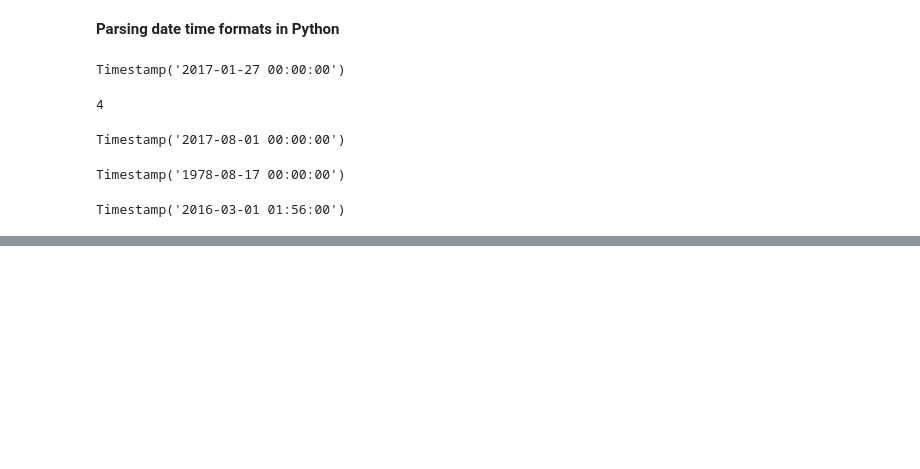
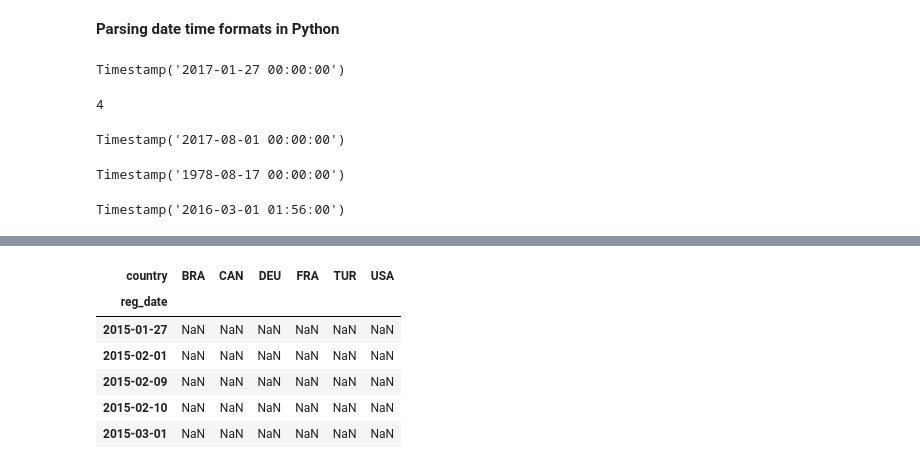
Before and after one commit to sushant2811/customerAnalyticsWithA-BTesting, a Jupyter notebook: customerAnalyticsWithA-BTesting.ipynb, the cells around one changed output, grey strips where cells are left out. Cells and saved outputs as stored; diff of their text form; code cells hidden in the pictures; blank space fills up the shorter version.

Commit message:
Pivoting with respect to country

```diff
--- a/customerAnalyticsWithA-BTesting.ipynb
+++ b/customerAnalyticsWithA-BTesting.ipynb
@@ -363,0 +441,2 @@ Timestamp('2016-03-01 01:56:00')
+# %%
+userPurchasesCountry = uidPurchasesjoined.groupby(by = ['reg_date','country'], as_index=False).agg({'first_week_purchases': 'mean'}, )
@@ -363,0 +452,12 @@ Timestamp('2016-03-01 01:56:00')
+# %%
+countryPivot = pd.pivot_table(userPurchasesCountry, columns='country', values = 'first_week_purchases', index='reg_date')
+# %%
+countryPivot.head()
+# %% [output]
+| country | BRA | CAN | DEU | FRA | TUR | USA |
+| reg_date |  |  |  |  |  |  |
+| 2015-01-27 | NaN | NaN | NaN | NaN | NaN | NaN |
+| 2015-02-01 | NaN | NaN | NaN | NaN | NaN | NaN |
+| 2015-02-09 | NaN | NaN | NaN | NaN | NaN | NaN |
+| 2015-02-10 | NaN | NaN | NaN | NaN | NaN | NaN |
+| 2015-03-01 | NaN | NaN | NaN | NaN | NaN | NaN |
```
Also changed, not shown: parts of 17 cells of this notebook.
